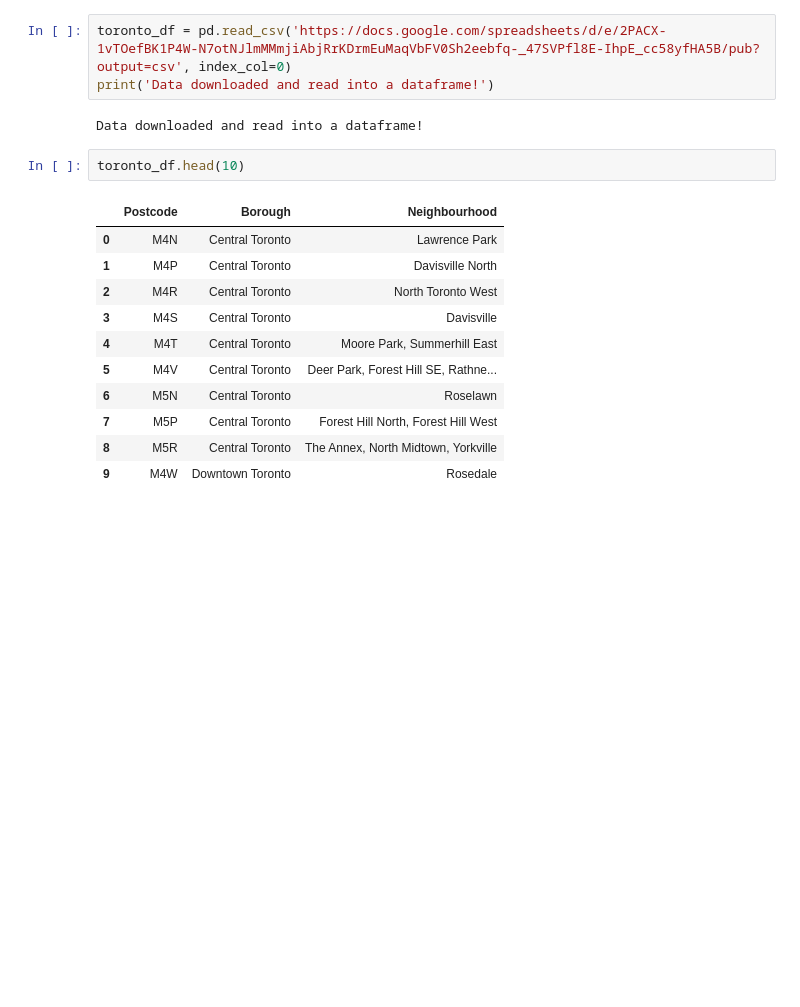
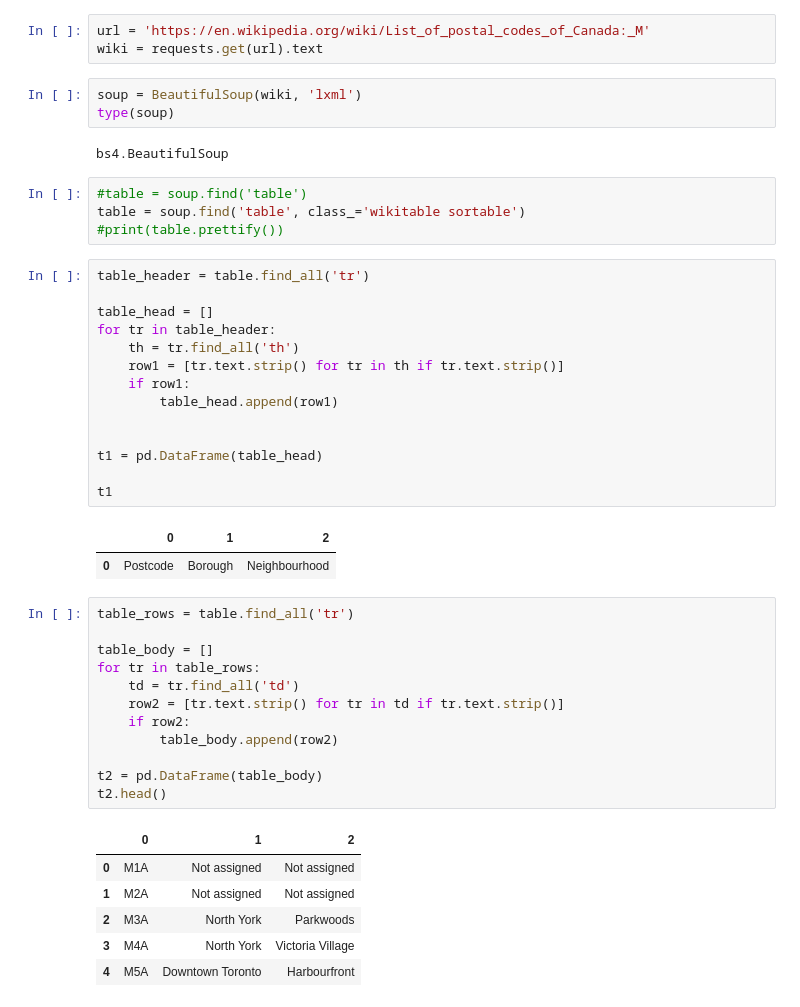
Before and after one commit to mdgolden/Coursera_Capstone, a Jupyter notebook: Segmenting_and_Clustering_Toronto_Pt_1.ipynb, the cells around one changed output. Drawn from its saved outputs; the diff is of its cells as text; blank space fills up the shorter version.

```diff
--- a/Segmenting_and_Clustering_Toronto_Pt_1.ipynb
+++ b/Segmenting_and_Clustering_Toronto_Pt_1.ipynb
@@ -44,20 +46,49 @@ folium-0.5.0-p 100% |################################| Time: 0:00:00  38.49 MB/s
 Libraries imported!
-# %%
-toronto_df = pd.read_csv('https://docs.google.com/spreadsheets/d/e/2PACX-1vTOefBK1P4W-N7otNJlmMMmjiAbjRrKDrmEuMaqVbFV0Sh2eebfq-_47SVPfl8E-IhpE_cc58yfHA5B/pub?output=csv', index_col=0)
-print('Data downloaded and read into a dataframe!')
-# %% [output]
-Data downloaded and read into a dataframe!
-# %%
-toronto_df.head(10)
-# %% [output]
-|  | Postcode | Borough | Neighbourhood |
-| 0 | M4N | Central Toronto | Lawrence Park |
-| 1 | M4P | Central Toronto | Davisville North |
-| 2 | M4R | Central Toronto | North Toronto West |
-| 3 | M4S | Central Toronto | Davisville |
-| 4 | M4T | Central Toronto | Moore Park, Summerhill East |
-| 5 | M4V | Central Toronto | Deer Park, Forest Hill SE, Rathne... |
-| 6 | M5N | Central Toronto | Roselawn |
-| 7 | M5P | Central Toronto | Forest Hill North, Forest Hill West |
-| 8 | M5R | Central Toronto | The Annex, North Midtown, Yorkville |
-| 9 | M4W | Downtown Toronto | Rosedale |
+# %%
+url = 'https://en.wikipedia.org/wiki/List_of_postal_codes_of_Canada:_M'
+wiki = requests.get(url).text
+# %%
+soup = BeautifulSoup(wiki, 'lxml')
+type(soup)
+# %% [output]
+bs4.BeautifulSoup
+# %%
+#table = soup.find('table')
+table = soup.find('table', class_='wikitable sortable')
+#print(table.prettify())
+# %%
+table_header = table.find_all('tr')
+
+table_head = []
+for tr in table_header:
+    th = tr.find_all('th')
+    row1 = [tr.text.strip() for tr in th if tr.text.strip()]
+    if row1:
+        table_head.append(row1)
+
+
+t1 = pd.DataFrame(table_head)
+
+t1
+# %% [output]
+|  | 0 | 1 | 2 |
+| 0 | Postcode | Borough | Neighbourhood |
+# %%
+table_rows = table.find_all('tr')
+
+table_body = []
+for tr in table_rows:
+    td = tr.find_all('td')
+    row2 = [tr.text.strip() for tr in td if tr.text.strip()]
+    if row2:
+        table_body.append(row2)
+
+t2 = pd.DataFrame(table_body)
+t2.head()
+# %% [output]
+|  | 0 | 1 | 2 |
+| 0 | M1A | Not assigned | Not assigned |
+| 1 | M2A | Not assigned | Not assigned |
+| 2 | M3A | North York | Parkwoods |
+| 3 | M4A | North York | Victoria Village |
+| 4 | M5A | Downtown Toronto | Harbourfront |
```
Also changed, not shown: parts of 8 cells of this notebook.
